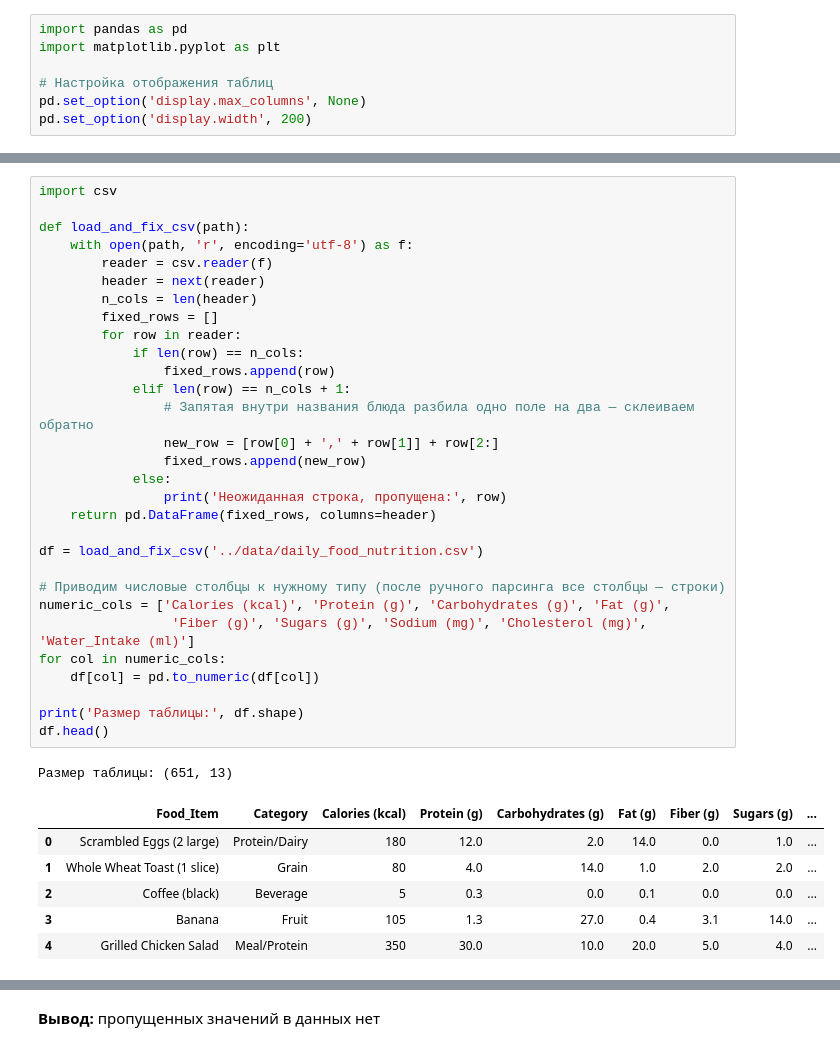
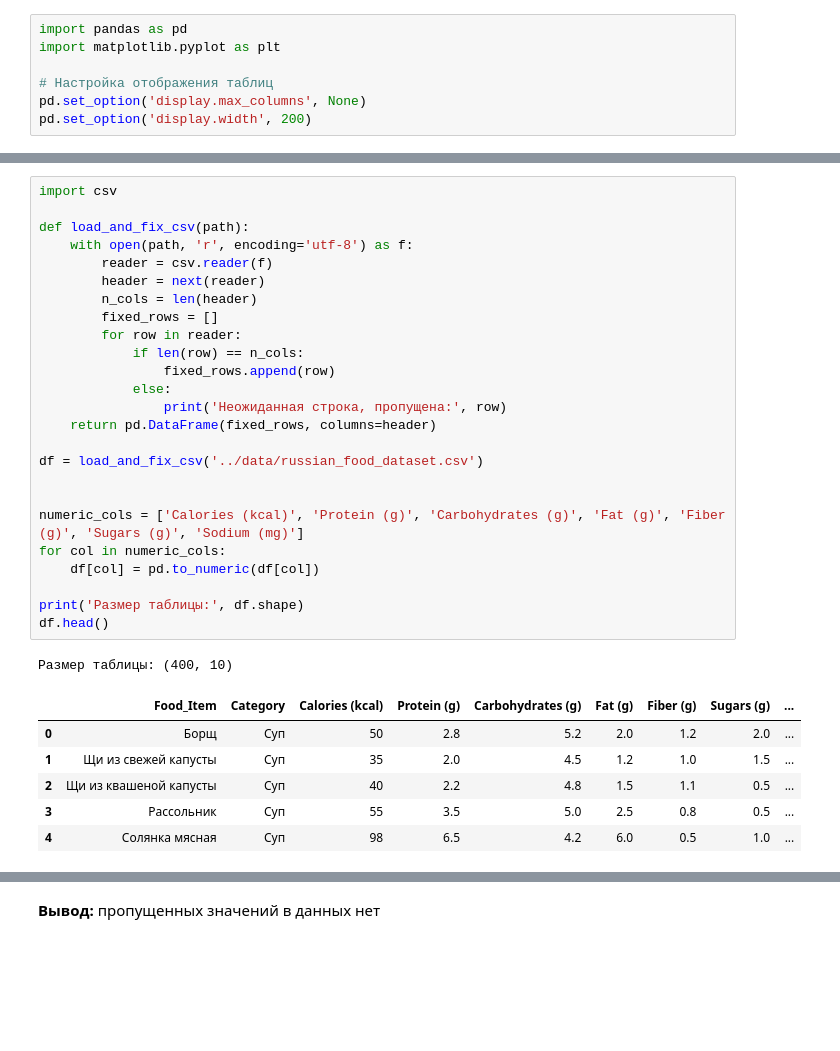
Before and after one commit to karinkaaa/-food-replacement-recommender, a Jupyter notebook: notebooks/01_eda.ipynb, the cells around one changed output, grey strips where cells are left out. Saved outputs shown, nothing was run; the diff lists cells and outputs as text; blank space fills up the shorter version.

```diff
--- a/notebooks/01_eda.ipynb
+++ b/notebooks/01_eda.ipynb
@@ -24,38 +18,33 @@ pd.set_option('display.width', 200)
 # %%
 import csv
 
 def load_and_fix_csv(path):
     with open(path, 'r', encoding='utf-8') as f:
         reader = csv.reader(f)
         header = next(reader)
         n_cols = len(header)
         fixed_rows = []
         for row in reader:
             if len(row) == n_cols:
                 fixed_rows.append(row)
-            elif len(row) == n_cols + 1:
-                # Запятая внутри названия блюда разбила одно поле на два — склеиваем обратно
-                new_row = [row[0] + ',' + row[1]] + row[2:]
-                fixed_rows.append(new_row)
             else:
                 print('Неожиданная строка, пропущена:', row)
     return pd.DataFrame(fixed_rows, columns=header)
 
-df = load_and_fix_csv('../data/daily_food_nutrition.csv')
+df = load_and_fix_csv('../data/russian_food_dataset.csv')
 
-# Приводим числовые столбцы к нужному типу (после ручного парсинга все столбцы — строки)
-numeric_cols = ['Calories (kcal)', 'Protein (g)', 'Carbohydrates (g)', 'Fat (g)',
-                 'Fiber (g)', 'Sugars (g)', 'Sodium (mg)', 'Cholesterol (mg)', 'Water_Intake (ml)']
+
+numeric_cols = ['Calories (kcal)', 'Protein (g)', 'Carbohydrates (g)', 'Fat (g)', 'Fiber (g)', 'Sugars (g)', 'Sodium (mg)']
 for col in numeric_cols:
     df[col] = pd.to_numeric(df[col])
 
 print('Размер таблицы:', df.shape)
 df.head()
 # %% [output]
-Размер таблицы: (651, 13)
+Размер таблицы: (400, 10)
 |  | Food_Item | Category | Calories (kcal) | Protein (g) | Carbohydrates (g) | Fat (g) | Fiber (g) | Sugars (g) | ... |
-| 0 | Scrambled Eggs (2 large) | Protein/Dairy | 180 | 12.0 | 2.0 | 14.0 | 0.0 | 1.0 | ... |
-| 1 | Whole Wheat Toast (1 slice) | Grain | 80 | 4.0 | 14.0 | 1.0 | 2.0 | 2.0 | ... |
-| 2 | Coffee (black) | Beverage | 5 | 0.3 | 0.0 | 0.1 | 0.0 | 0.0 | ... |
-| 3 | Banana | Fruit | 105 | 1.3 | 27.0 | 0.4 | 3.1 | 14.0 | ... |
-| 4 | Grilled Chicken Salad | Meal/Protein | 350 | 30.0 | 10.0 | 20.0 | 5.0 | 4.0 | ... |
+| 0 | Борщ | Суп | 50 | 2.8 | 5.2 | 2.0 | 1.2 | 2.0 | ... |
+| 1 | Щи из свежей капусты | Суп | 35 | 2.0 | 4.5 | 1.2 | 1.0 | 1.5 | ... |
+| 2 | Щи из квашеной капусты | Суп | 40 | 2.2 | 4.8 | 1.5 | 1.1 | 0.5 | ... |
+| 3 | Рассольник | Суп | 55 | 3.5 | 5.0 | 2.5 | 0.8 | 0.5 | ... |
+| 4 | Солянка мясная | Суп | 98 | 6.5 | 4.2 | 6.0 | 0.5 | 1.0 | ... |
```
Also changed, not shown: parts of 18 cells of this notebook, 3 other files.
